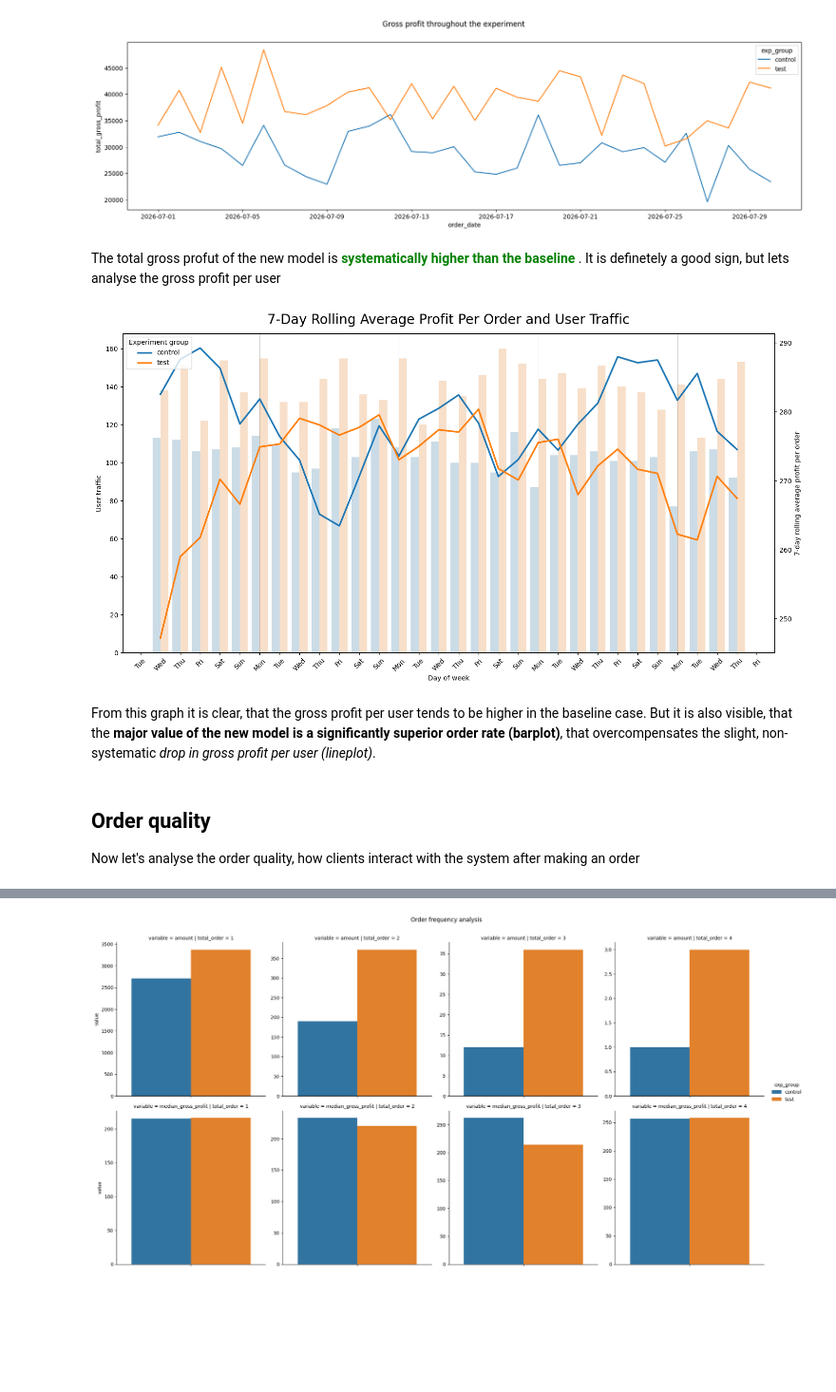
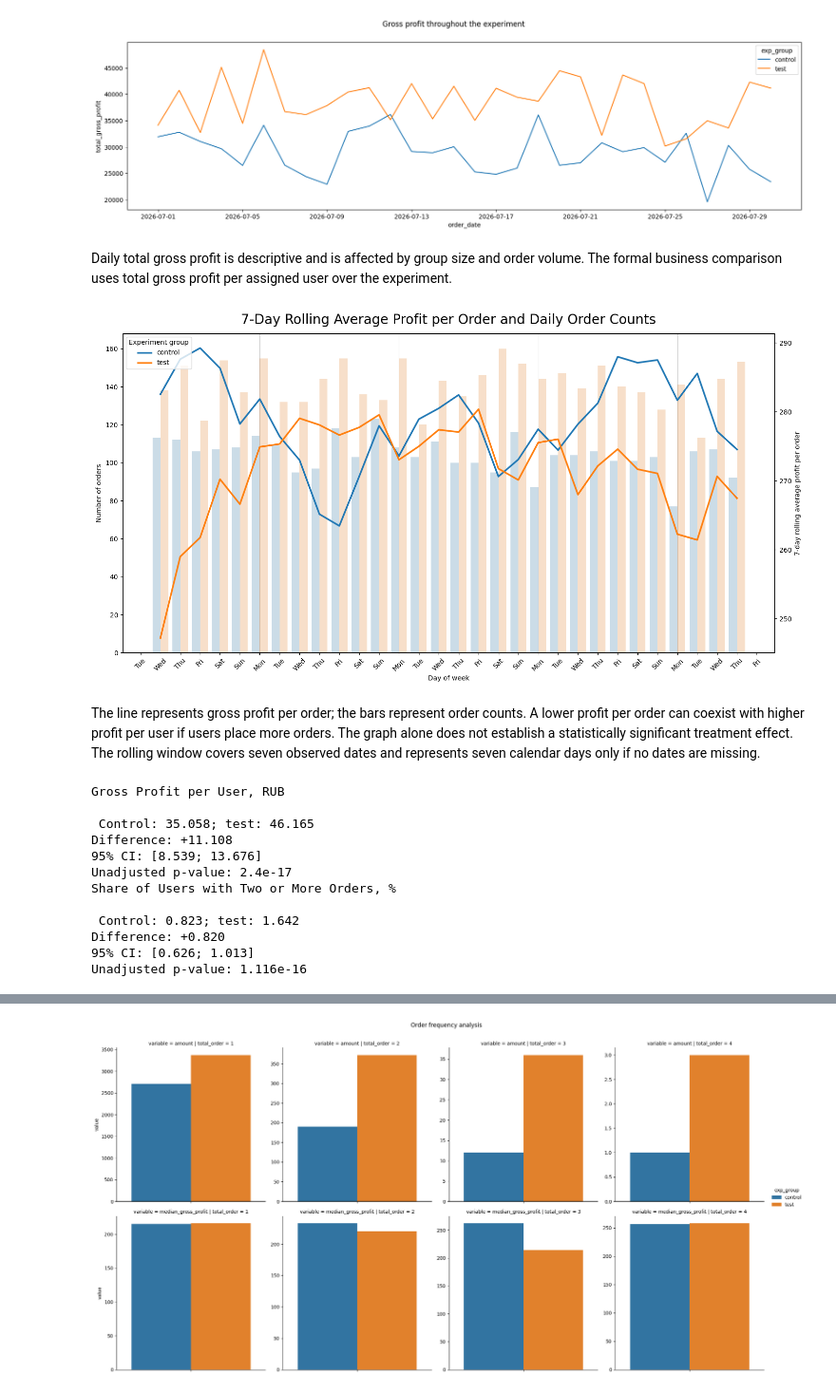
Before and after one commit to Left-for-food/Market_Flow, a Jupyter notebook: EDA.ipynb, the cells around one changed output, grey strips where cells are left out. Shown at 95% size. Drawn from its saved outputs; the diff is of its cells as text; code cells hidden in the pictures; blank space fills up the shorter version.

```diff
--- a/EDA.ipynb
+++ b/EDA.ipynb
@@ -434,7 +497,7 @@ with engine.connect() as conn:
                 SELECT
                     ea.experiment_group as exp_group,
                     o.order_date,
-                    COUNT(*) as user_traffic,
+                    COUNT(*) as num_orders,
                     SUM(o.gross_margin_rub) as total,
                     AVG(o.is_returned) * 100 as return_rate
                 FROM orders o
@@ -445,7 +508,7 @@ with engine.connect() as conn:
             SELECT
                 exp_group,
                 order_date,
-                user_traffic,
+                num_orders,
                 EXTRACT (ISODOW FROM order_date),
                 return_rate,
                 total as total_gross_profit,
@@ -456,7 +519,7 @@ with engine.connect() as conn:
                 )
                 /
                 NULLIF (
-                    AVG(user_traffic) OVER (
+                    AVG(num_orders) OVER (
                         PARTITION BY exp_group
                         ORDER BY order_date
                         ROWS BETWEEN 6 PRECEDING AND CURRENT ROW),
@@ -476,8 +539,8 @@ g = sns.lineplot(
 g.figure.suptitle('Gross profit throughout the experiment');
 # %% [output]
 [figure]
-# %% [markdown]
-The total gross profut of the new model is <span style="color: green"> **systematically higher than the baseline** </span>. It is definetely a good sign, but lets analyse the gross profit per user
+# %% [markdown]
+Daily total gross profit is descriptive and is affected by group size and order volume. The formal business comparison uses total gross profit per assigned user over the experiment.
 # %%
 import matplotlib.dates as mdates
 
@@ -489,7 +552,7 @@ ax_profit = ax_traffic.twinx()
 sns.barplot(
     data=result,
     x='order_date',
-    y='user_traffic',
+    y='num_orders',
     hue='exp_group',
     alpha=0.25,
     errorbar=None,
@@ -523,38 +586,69 @@ for monday in mondays:
         monday,
         color='gray',
         linewidth=0.8,
         alpha=0.35,
         zorder=0
     )
 
 ax_traffic.set_xlabel('Day of week')
-ax_traffic.set_ylabel('User traffic')
+ax_traffic.set_ylabel('Number of orders')
 ax_profit.set_ylabel('7-day rolling average profit per order')
 
 traffic_handles, traffic_labels = ax_traffic.get_legend_handles_labels()
 profit_handles, profit_labels = ax_profit.get_legend_handles_labels()
 
 ax_traffic.legend_.remove()
 ax_profit.legend_.remove()
 
 ax_profit.legend(
     profit_handles,
     profit_labels,
     title='Experiment group',
     loc='upper left'
 )
 
 fig.suptitle(
-    '7-Day Rolling Average Profit Per Order and User Traffic',
+    '7-Day Rolling Average Profit per Order and Daily Order Counts',
     fontsize=20
 )
 
 fig.tight_layout()
 plt.show()
 # %% [output]
-[figure, old version]
+[figure, new version]
-# %% [markdown]
-From this graph it is clear, that the gross profit per user tends to be higher in the baseline case. But it is also visible, that the **major value of the new model is a significantly superior order rate (barplot)**, that overcompensates the slight, non-systematic *drop in gross profit per user (lineplot)*.
-# %% [markdown]
-## **Order quality**
-Now let's analyse the order quality, how clients interact with the system after making an order
+# %% [markdown]
+The line represents gross profit per order; the bars represent order counts. A lower profit per order can coexist with higher profit per user if users place more orders. The graph alone does not establish a statistically significant treatment effect. The rolling window covers seven observed dates and represents seven calendar days only if no dates are missing.
+# %%
+for metric, column, scale in [('Gross Profit per User, RUB', 'profit', 1),
+                              ('Share of Users with Two or More Orders, %', 'repeat', 100)]:
+    c = ab.loc[ab.experiment_group=='control', column].to_numpy(dtype=float)
+    t = ab.loc[ab.experiment_group=='test', column].to_numpy(dtype=float)
+
+    test = stats.ttest_ind(t, c, equal_var=False)
+    ci = test.confidence_interval(confidence_level=1-alpha)
+
+    tests[metric] = {'control': c.mean()*scale, 'test': t.mean()*scale,
+                     'delta': (t.mean()-c.mean())*scale,
+                     'uplift_%': (t.mean()/c.mean()-1)*100 if c.mean() != 0 else np.nan,
+                     'ci_low': ci.low*scale, 'ci_high': ci.high*scale,
+                     'p_value': test.pvalue, 'method': "Welch's t-test",
+                     'n_control': len(c), 'n_test': len(t)}
+
+    print(metric)
+    print(f'\n Control: {c.mean()*scale:.3f}; test: {t.mean()*scale:.3f}')
+    print(f'Difference: {(t.mean()-c.mean())*scale:+.3f}')
+    print(f'95% CI: [{ci.low*scale:.3f}; {ci.high*scale:.3f}]')
+    print(f'Unadjusted p-value: {test.pvalue:.4g}')
+# %% [output]
+Gross Profit per User, RUB
+
+ Control: 35.058; test: 46.165
+Difference: +11.108
+95% CI: [8.539; 13.676]
+Unadjusted p-value: 2.4e-17
+Share of Users with Two or More Orders, %
+
+ Control: 0.823; test: 1.642
+Difference: +0.820
+95% CI: [0.626; 1.013]
+Unadjusted p-value: 1.116e-16
```
Also changed, not shown: parts of 57 cells of this notebook, 3 other files.
